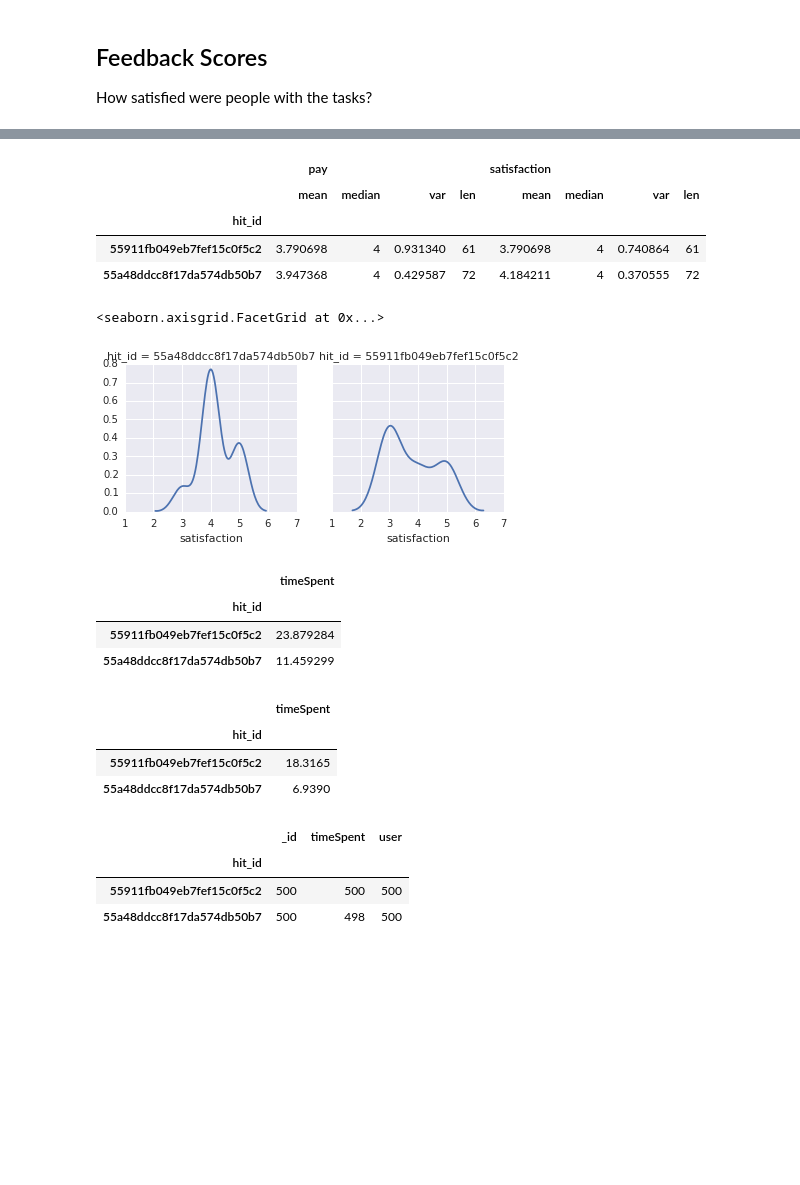
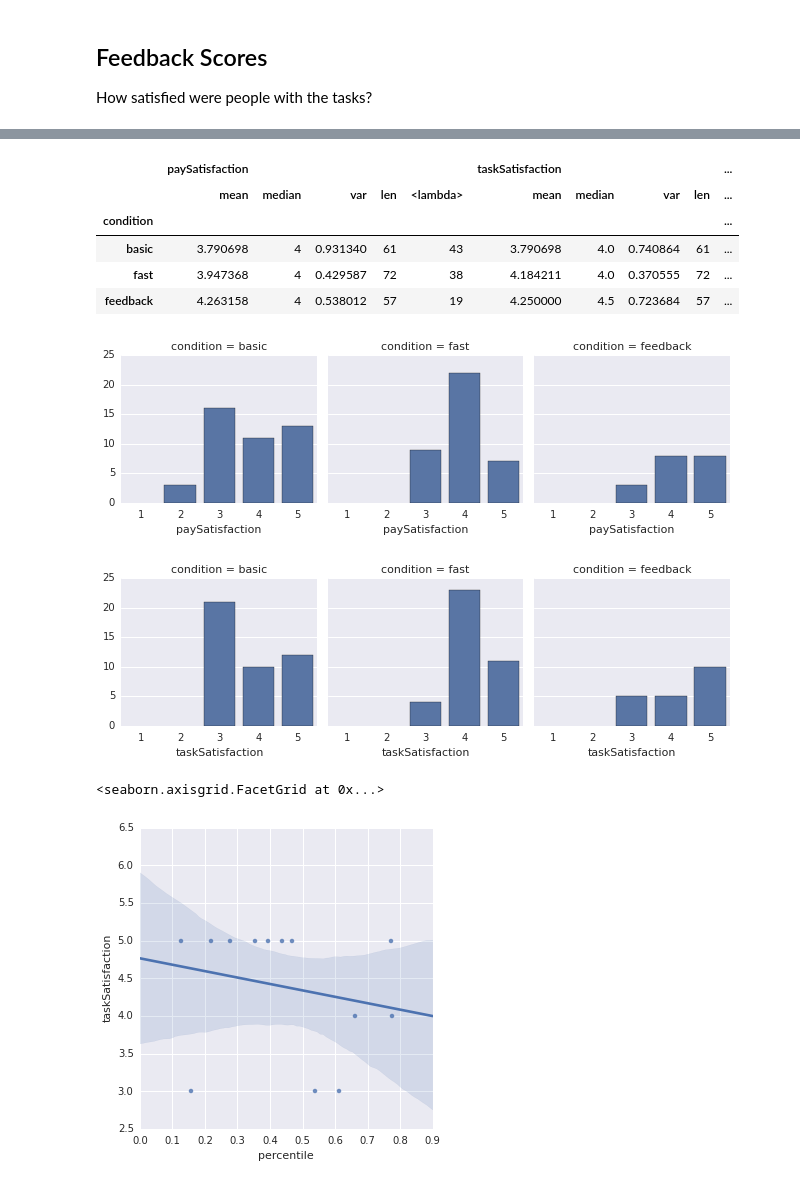
Before and after one commit to organisciak/dissertation, a Jupyter notebook: analysis/Tagging Analysis - Feedback.ipynb, the cells around one changed output, grey strips where cells are left out. Drawn from its saved outputs; the diff is of its cells as text; code cells hidden in the pictures; blank space fills up the shorter version.

Commit message:
Blanket add of analysis and charts, updating analyses and adding data

```diff
--- a/analysis/Tagging Analysis - Feedback.ipynb
+++ b/analysis/Tagging Analysis - Feedback.ipynb
@@ -32,0 +21,17 @@ dtype: object
+# %%
+search = ts.aggregate([
+        {'$match':{'meta.test':False, 'meta.type':'image tagging'}},
+        {'$project':{
+                'form':'$feedback.form',
+                'taskSatisfaction':'$feedback.satisfaction',
+                'paySatisfaction': '$feedback.pay',
+                'time':'$time.workTime',
+                'design': '$meta.design',
+                'condition': '$meta.condition',
+                'countUserHIT': '$meta.countUserHIT',
+                'percentile': '$meta.percentile'
+                }}
+        ])
+
+feedback = pd.DataFrame(list(search)).convert_objects(convert_numeric=True)
+feedback
@@ -33,37 +57,34 @@ dtype: object
 # %%
-groups = feedback[['hit_id', 'pay', 'satisfaction']].groupby('hit_id')
-groups.agg([np.mean, np.median, np.var, len])
+groups = feedback[['paySatisfaction', 'taskSatisfaction', 'condition']].groupby('condition')
+groups.agg([np.mean,
+            np.median,
+            np.var,
+            len,
+            # N
+            (lambda x: np.count_nonzero(~np.isnan(x)))
+           ])
 # %% [output]
-|  | pay |  |  |  | satisfaction |  |  |  |
-|  | mean | median | var | len | mean | median | var | len |
-| hit_id |  |  |  |  |  |  |  |  |
-| 55911fb049eb7fef15c0f5c2 | 3.790698 | 4 | 0.931340 | 61 | 3.790698 | 4 | 0.740864 | 61 |
-| 55a48ddcc8f17da574db50b7 | 3.947368 | 4 | 0.429587 | 72 | 4.184211 | 4 | 0.370555 | 72 |
+|  | paySatisfaction |  |  |  |  | taskSatisfaction |  |  |  | ... |
+|  | mean | median | var | len | <lambda> | mean | median | var | len | ... |
+| condition |  |  |  |  |  |  |  |  |  | ... |
+| basic | 3.790698 | 4 | 0.931340 | 61 | 43 | 3.790698 | 4.0 | 0.740864 | 61 | ... |
+| fast | 3.947368 | 4 | 0.429587 | 72 | 38 | 4.184211 | 4.0 | 0.370555 | 72 | ... |
+| feedback | 4.263158 | 4 | 0.538012 | 57 | 19 | 4.250000 | 4.5 | 0.723684 | 57 | ... |
 # %%
-g = sns.FacetGrid(feedback, col='hit_id', margin_titles=True)
-bins = np.linspace(1, 0.1, 1)
-g.map(sns.distplot, "satisfaction", bins=bins)
+g = sns.FacetGrid(feedback[feedback['paySatisfaction']>0], col='condition', margin_titles=True)
+bins = np.linspace(1, 6, 5)
+g.map(sns.countplot, "paySatisfaction", order=[1,2,3,4,5]).savefig("../images/paySatisfaction-tag.png")
 # %% [output]
-<seaborn.axisgrid.FacetGrid at 0x...>
-[figure, old version]
+[figure, new version]
-# %%
-a.groupby('hit_id').mean()
-# %% [output]
-|  | timeSpent |
-| hit_id |  |
-| 55911fb049eb7fef15c0f5c2 | 23.879284 |
-| 55a48ddcc8f17da574db50b7 | 11.459299 |
-# %%
-a.groupby('hit_id').median()
-# %% [output]
-|  | timeSpent |
-| hit_id |  |
-| 55911fb049eb7fef15c0f5c2 | 18.3165 |
-| 55a48ddcc8f17da574db50b7 | 6.9390 |
-# %%
-a.groupby('hit_id').count('timeSpent')
-# %% [output]
-|  | _id | timeSpent | user |
-| hit_id |  |  |  |
-| 55911fb049eb7fef15c0f5c2 | 500 | 500 | 500 |
-| 55a48ddcc8f17da574db50b7 | 500 | 498 | 500 |
+# %%
+g = sns.FacetGrid(feedback[feedback['taskSatisfaction']>0], col='condition', margin_titles=True)
+bins = np.linspace(1, 6, 5)
+g.map(sns.countplot, "taskSatisfaction", order=[1,2,3,4,5]).savefig("../images/taskSatisfaction-tag.png")
+# %% [output]
+[figure, added]
+# %%
+byRank = feedback.query("condition=='feedback' & percentile >0")[['percentile', 'paySatisfaction', 'taskSatisfaction']]
+sns.lmplot(y="taskSatisfaction", x="percentile", data = byRank)
+# %% [output]
+<seaborn.axisgrid.FacetGrid at 0x...>
+[figure, added]
```
Also changed, not shown: parts of 4 cells of this notebook, 11 other files.
